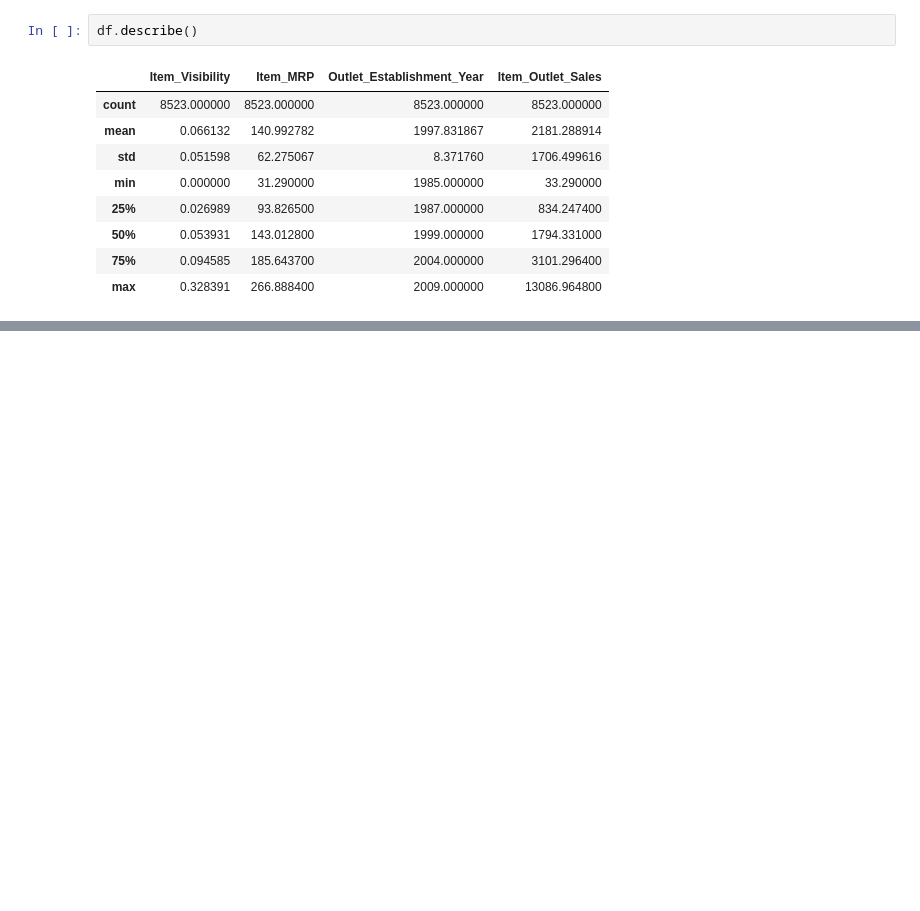
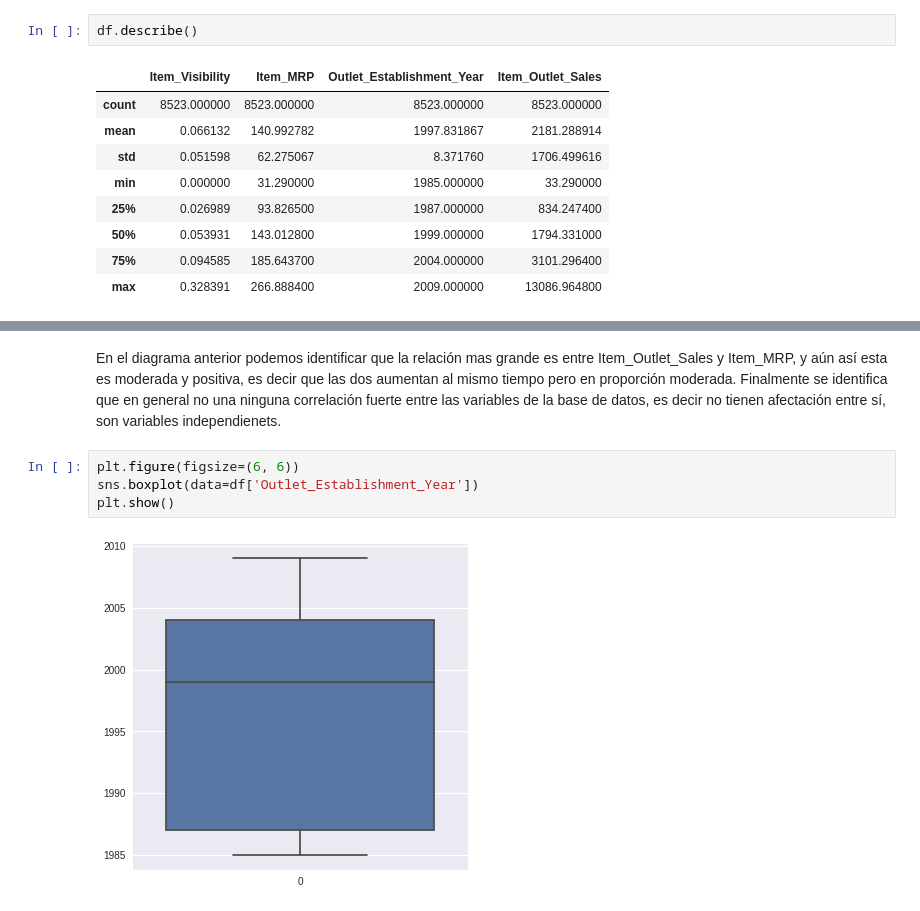
Before and after one commit to alibgil/sales_predictions, a Jupyter notebook: sales_predictions.ipynb, the cells around one changed output, grey strips where cells are left out. Saved outputs shown, nothing was run; the diff lists cells and outputs as text; blank space fills up the shorter version.

```diff
--- a/sales_predictions.ipynb
+++ b/sales_predictions.ipynb
@@ -174,0 +205,8 @@ df.describe()
+# %% [markdown]
+En el diagrama anterior podemos identificar que la relación mas grande es entre Item_Outlet_Sales y Item_MRP, y aún así esta es moderada y positiva, es decir que las dos aumentan al mismo tiempo pero en proporción moderada. Finalmente se identifica que en general no una ninguna correlación fuerte entre las variables de la base de datos, es decir no tienen afectación entre sí, son variables independienets.
+# %%
+plt.figure(figsize=(6, 6))
+sns.boxplot(data=df['Outlet_Establishment_Year'])
+plt.show()
+# %% [output]
+[figure, added]
```
Also changed, not shown: parts of 13 cells of this notebook.
